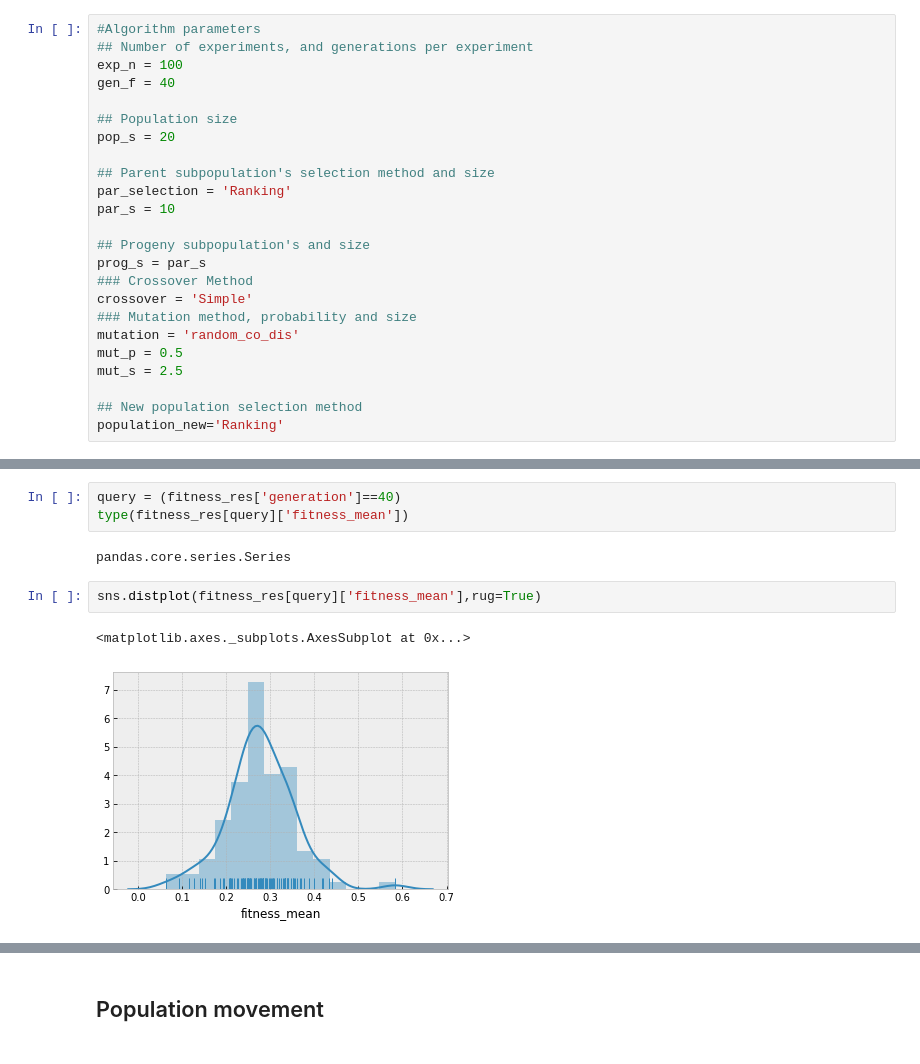
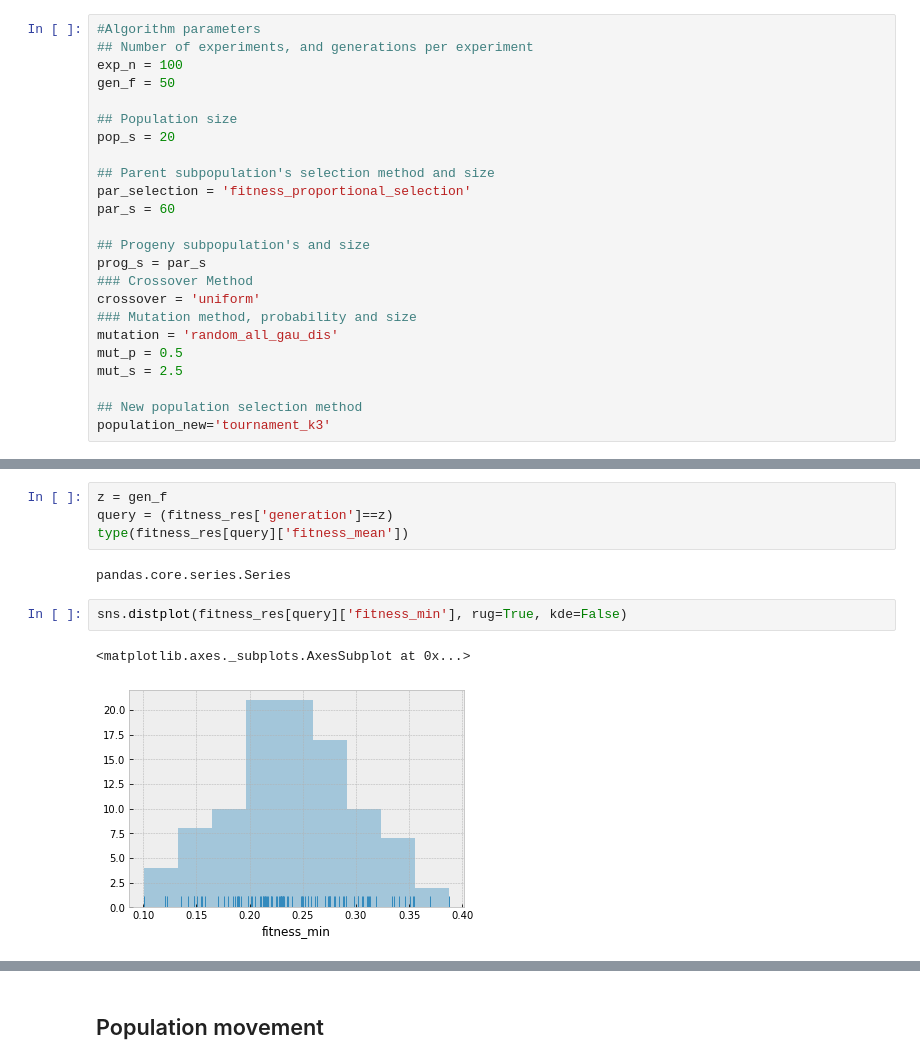
Before and after one commit to EloyRD/ThesisExp, a Jupyter notebook: EA_A_02_AggRuns.ipynb, the cells around one changed output, grey strips where cells are left out. Drawn from its saved outputs; the diff is of its cells as text.

```diff
--- a/EA_A_02_AggRuns.ipynb
+++ b/EA_A_02_AggRuns.ipynb
@@ -67,26 +66,26 @@ np.random.seed(654321)
 #Algorithm parameters
 ## Number of experiments, and generations per experiment
 exp_n = 100
-gen_f = 40
+gen_f = 50
 
 ## Population size
 pop_s = 20
 
 ## Parent subpopulation's selection method and size
-par_selection = 'Ranking'
-par_s = 10
+par_selection = 'fitness_proportional_selection'
+par_s = 60
 
 ## Progeny subpopulation's and size
 prog_s = par_s
 ### Crossover Method
-crossover = 'Simple'
+crossover = 'uniform'
 ### Mutation method, probability and size
-mutation = 'random_co_dis'
+mutation = 'random_all_gau_dis'
 mut_p = 0.5
 mut_s = 2.5
 
 ## New population selection method
-population_new='Ranking'
+population_new='tournament_k3'
 # %% [markdown]
 ## Running it a 100 times
 # %%
@@ -129,13 +132,14 @@ fitness_res[query].sort_values(by=['fitness_mean'], ascending=False).head(10)
 # Data visualization
 ## Agregated results visualization
 # %%
-query = (fitness_res['generation']==40)
+z = gen_f
+query = (fitness_res['generation']==z)
 type(fitness_res[query]['fitness_mean'])
 # %% [output]
 pandas.core.series.Series
 # %%
-sns.distplot(fitness_res[query]['fitness_mean'],rug=True)
+sns.distplot(fitness_res[query]['fitness_min'], rug=True, kde=False)
 # %% [output]
 <matplotlib.axes._subplots.AxesSubplot at 0x...>
-[figure, old version]
+[figure, new version]
 # %%
```
Also changed, not shown: parts of 12 cells of this notebook, 12 other files.
